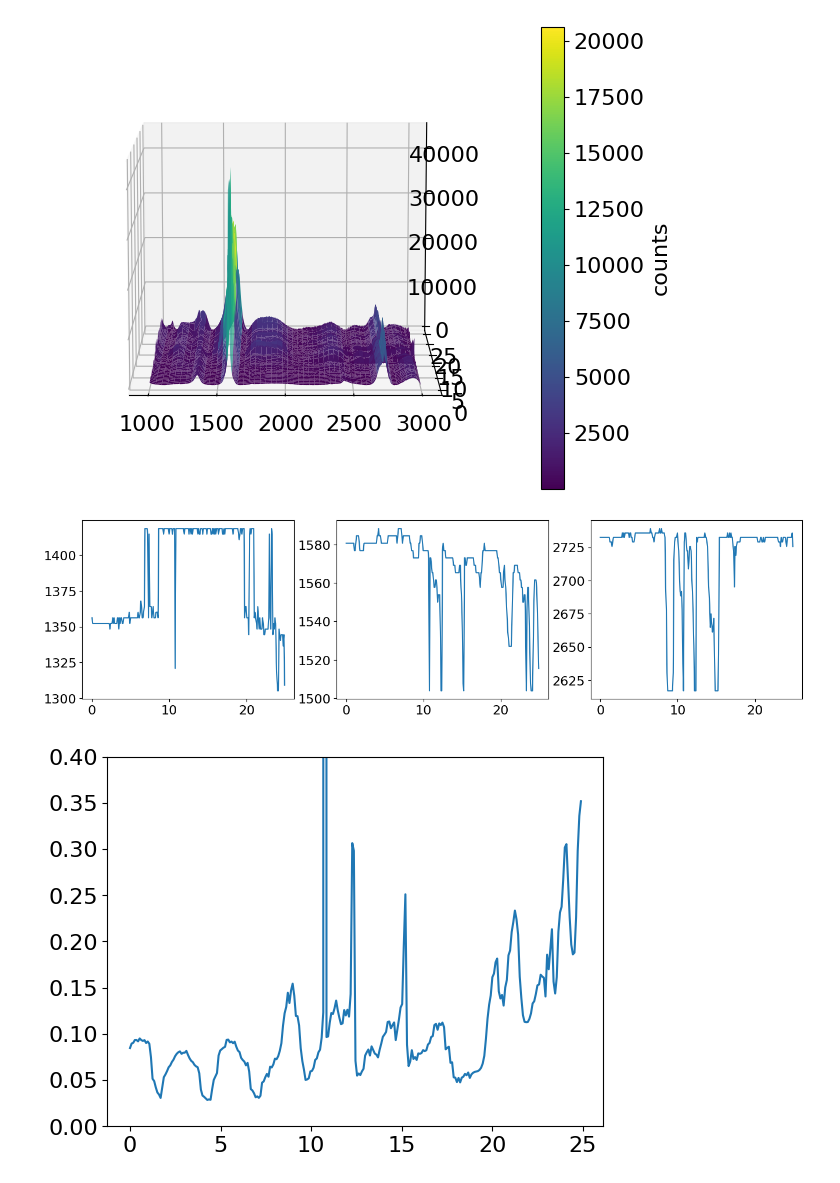
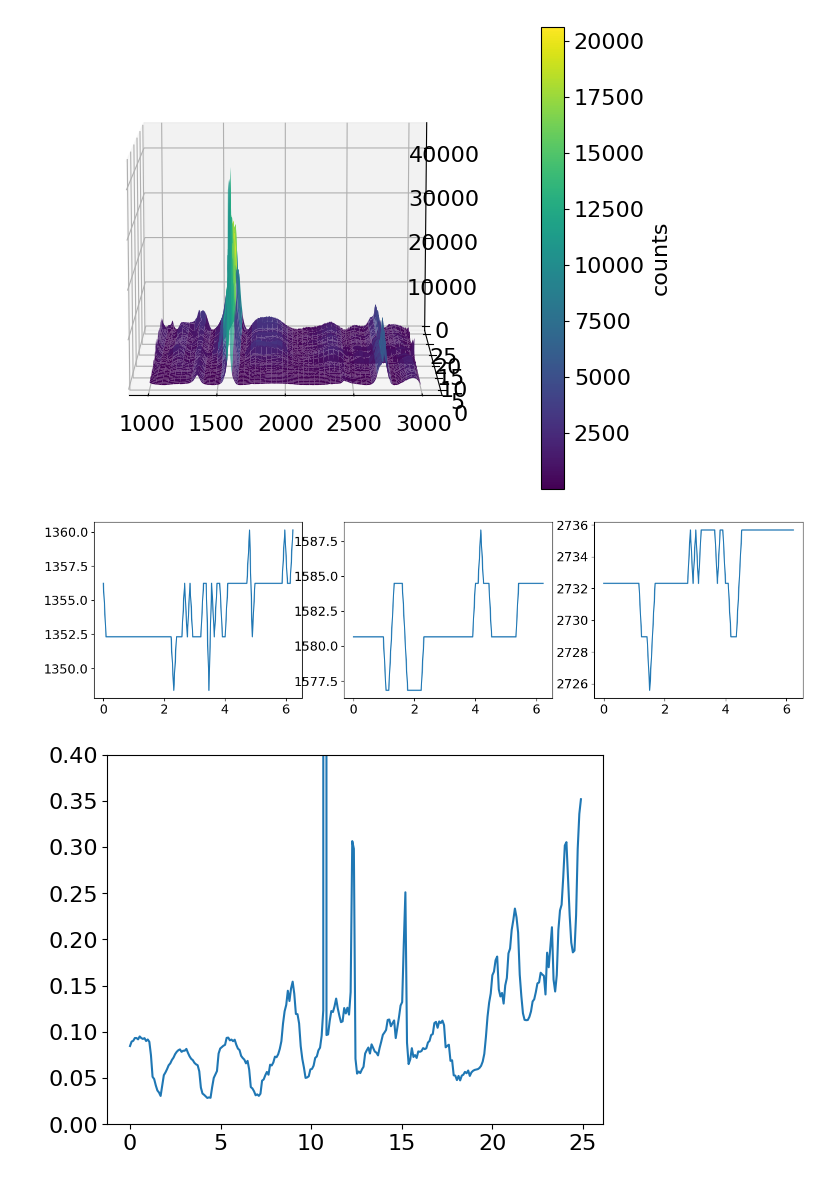
Before and after one commit to KelmendMuriqi/Raman-Spectroscopy, a Jupyter notebook: DataAnalysis.ipynb, the cells around one changed output. Saved outputs shown, nothing was run; the diff lists cells and outputs as text; code cells hidden in the pictures.

```diff
--- a/DataAnalysis.ipynb
+++ b/DataAnalysis.ipynb
@@ -312,8 +312,8 @@ def smoothen(array, index=3):
             new_array[i] = np.mean(array[i-index:i+index])
         counter += 1
     return new_array
-G_position = smoothen(G_cursor.get_position(), index=3)
-TwoD_position = smoothen(TwoD_cursor.get_position(), index=3)
+G_position = G_cursor.get_position()
+TwoD_position = TwoD_cursor.get_position()
 positions = [G_position, TwoD_position]
 titles = ['G-band', '2D-band']
 colors = ['blue', 'orange']
@@ -367,17 +367,18 @@ G_blue_cursor = Cursor(G_blue_position_path, G_blue_height_path)
 D_blue_cursor = Cursor(D_blue_position_path, D_blue_height_path)
 # %%
 t_bc = D_blue_cursor.get_time()/3600
+max_ind = -210
 D_blue_position = D_blue_cursor.get_position()
 G_blue_position = G_blue_cursor.get_position()
 TwoD_blue_position = TwoD_blue_cursor.get_position()
-positions = [D_blue_position, G_blue_position, TwoD_blue_position]
+positions = [D_blue_position[:max_ind], G_blue_position[:max_ind], TwoD_blue_position[:max_ind]]
 
 fig, ax = plt.subplots(1,3, figsize=(16,4))
 for i in range(3):
-    ax[i].plot(t_bc, positions[i])
+    ax[i].plot(t_bc[:max_ind], positions[i])
 plt.show()
 # %% [output]
-[figure, old version]
+[figure, new version]
 # %%
 D_inds = (70,110)
 G_inds = (120,160)
```
Also changed, not shown: parts of 5 cells of this notebook, 9 other files.
